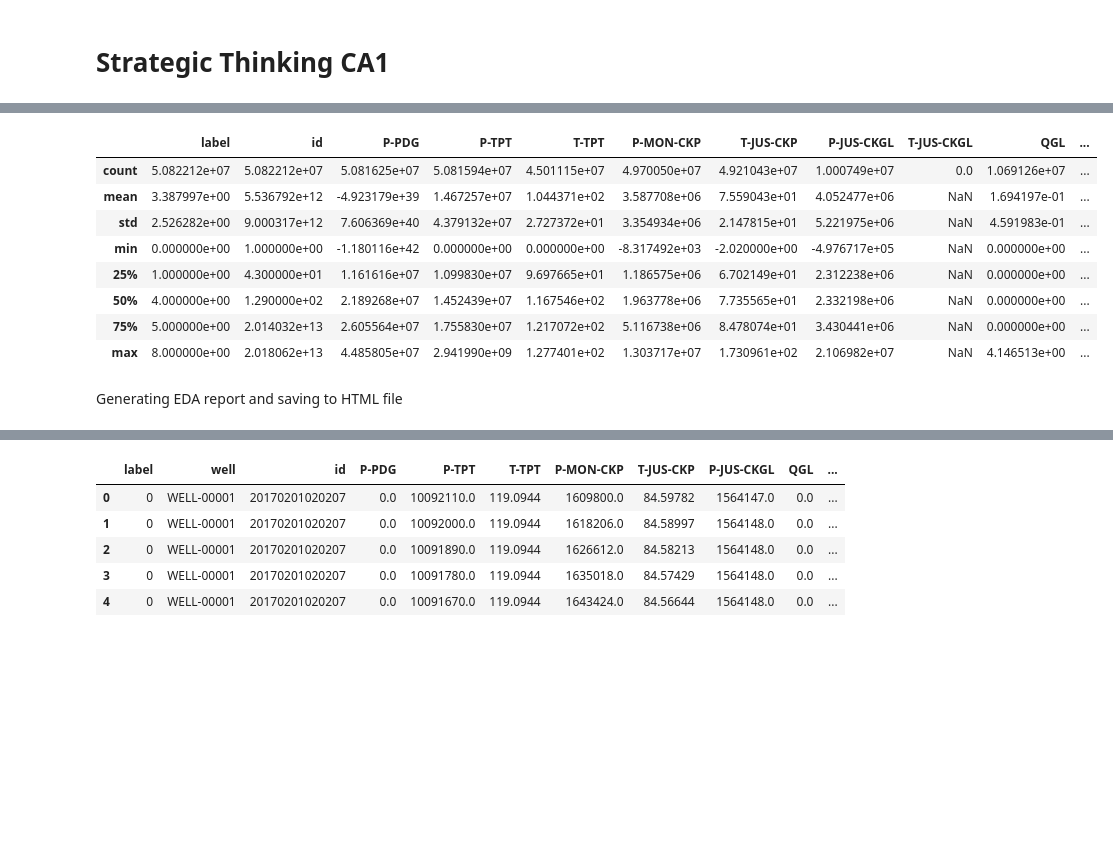
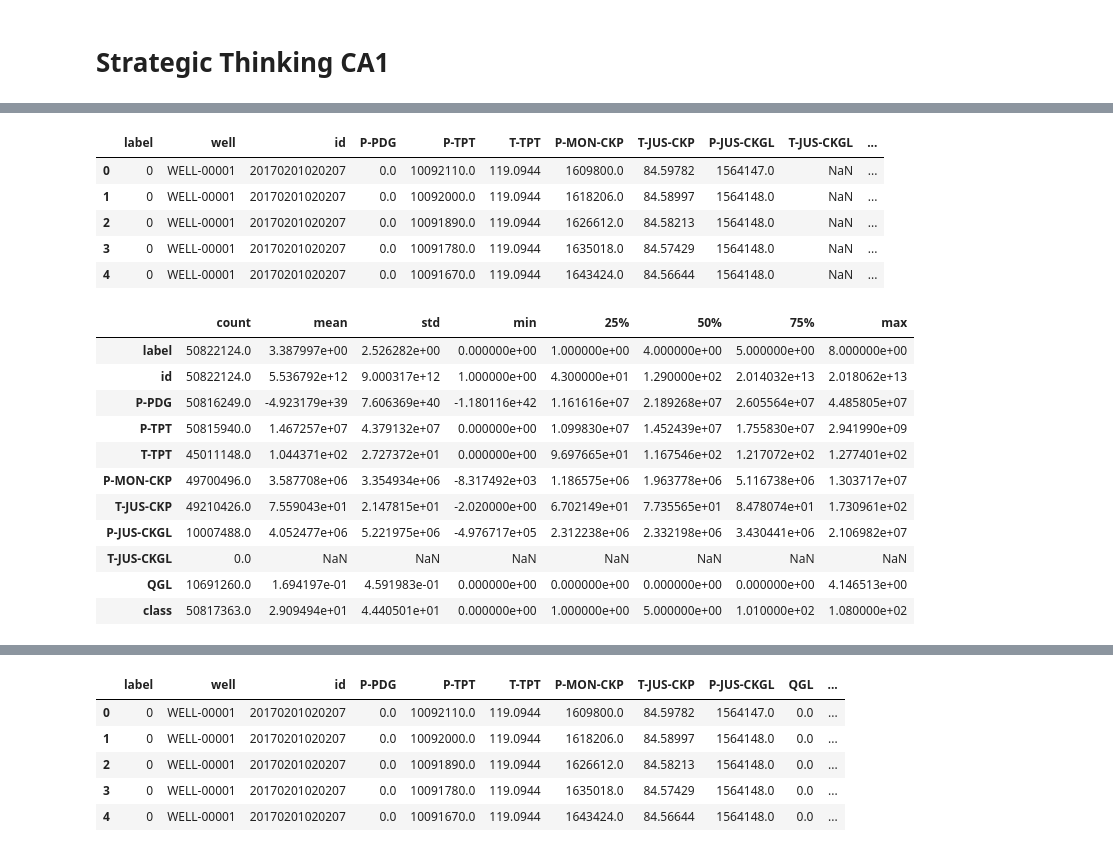
Before and after one commit to RealDyllon/3W-Petrobras, a Jupyter notebook: overviews/_baseline/Explore_dataset.ipynb, the cells around one changed output, grey strips where cells are left out. Cells and saved outputs as stored; diff of their text form; code cells hidden in the pictures; blank space fills up the shorter version.

```diff
--- a/overviews/_baseline/Explore_dataset.ipynb
+++ b/overviews/_baseline/Explore_dataset.ipynb
@@ -47,14 +66,9 @@ memory usage: 4.5+ GB
 # %%
-df.describe()
+df.head()
 # %% [output]
-|  | label | id | P-PDG | P-TPT | T-TPT | P-MON-CKP | T-JUS-CKP | P-JUS-CKGL | T-JUS-CKGL | QGL | ... |
-| count | 5.082212e+07 | 5.082212e+07 | 5.081625e+07 | 5.081594e+07 | 4.501115e+07 | 4.970050e+07 | 4.921043e+07 | 1.000749e+07 | 0.0 | 1.069126e+07 | ... |
-| mean | 3.387997e+00 | 5.536792e+12 | -4.923179e+39 | 1.467257e+07 | 1.044371e+02 | 3.587708e+06 | 7.559043e+01 | 4.052477e+06 | NaN | 1.694197e-01 | ... |
-| std | 2.526282e+00 | 9.000317e+12 | 7.606369e+40 | 4.379132e+07 | 2.727372e+01 | 3.354934e+06 | 2.147815e+01 | 5.221975e+06 | NaN | 4.591983e-01 | ... |
-| min | 0.000000e+00 | 1.000000e+00 | -1.180116e+42 | 0.000000e+00 | 0.000000e+00 | -8.317492e+03 | -2.020000e+00 | -4.976717e+05 | NaN | 0.000000e+00 | ... |
-| 25% | 1.000000e+00 | 4.300000e+01 | 1.161616e+07 | 1.099830e+07 | 9.697665e+01 | 1.186575e+06 | 6.702149e+01 | 2.312238e+06 | NaN | 0.000000e+00 | ... |
-| 50% | 4.000000e+00 | 1.290000e+02 | 2.189268e+07 | 1.452439e+07 | 1.167546e+02 | 1.963778e+06 | 7.735565e+01 | 2.332198e+06 | NaN | 0.000000e+00 | ... |
-| 75% | 5.000000e+00 | 2.014032e+13 | 2.605564e+07 | 1.755830e+07 | 1.217072e+02 | 5.116738e+06 | 8.478074e+01 | 3.430441e+06 | NaN | 0.000000e+00 | ... |
-| max | 8.000000e+00 | 2.018062e+13 | 4.485805e+07 | 2.941990e+09 | 1.277401e+02 | 1.303717e+07 | 1.730961e+02 | 2.106982e+07 | NaN | 4.146513e+00 | ... |
+|  | label | well | id | P-PDG | P-TPT | T-TPT | P-MON-CKP | T-JUS-CKP | P-JUS-CKGL | T-JUS-CKGL | ... |
+| 0 | 0 | WELL-00001 | 20170201020207 | 0.0 | 10092110.0 | 119.0944 | 1609800.0 | 84.59782 | 1564147.0 | NaN | ... |
+| 1 | 0 | WELL-00001 | 20170201020207 | 0.0 | 10092000.0 | 119.0944 | 1618206.0 | 84.58997 | 1564148.0 | NaN | ... |
+| 2 | 0 | WELL-00001 | 20170201020207 | 0.0 | 10091890.0 | 119.0944 | 1626612.0 | 84.58213 | 1564148.0 | NaN | ... |
+| 3 | 0 | WELL-00001 | 20170201020207 | 0.0 | 10091780.0 | 119.0944 | 1635018.0 | 84.57429 | 1564148.0 | NaN | ... |
+| 4 | 0 | WELL-00001 | 20170201020207 | 0.0 | 10091670.0 | 119.0944 | 1643424.0 | 84.56644 | 1564148.0 | NaN | ... |
-# %% [markdown]
-Generating EDA report and saving to HTML file
@@ -64,0 +75,15 @@ Generating EDA report and saving to HTML file
+# %%
+df.describe().T
+# %% [output]
+|  | count | mean | std | min | 25% | 50% | 75% | max |
+| label | 50822124.0 | 3.387997e+00 | 2.526282e+00 | 0.000000e+00 | 1.000000e+00 | 4.000000e+00 | 5.000000e+00 | 8.000000e+00 |
+| id | 50822124.0 | 5.536792e+12 | 9.000317e+12 | 1.000000e+00 | 4.300000e+01 | 1.290000e+02 | 2.014032e+13 | 2.018062e+13 |
+| P-PDG | 50816249.0 | -4.923179e+39 | 7.606369e+40 | -1.180116e+42 | 1.161616e+07 | 2.189268e+07 | 2.605564e+07 | 4.485805e+07 |
+| P-TPT | 50815940.0 | 1.467257e+07 | 4.379132e+07 | 0.000000e+00 | 1.099830e+07 | 1.452439e+07 | 1.755830e+07 | 2.941990e+09 |
+| T-TPT | 45011148.0 | 1.044371e+02 | 2.727372e+01 | 0.000000e+00 | 9.697665e+01 | 1.167546e+02 | 1.217072e+02 | 1.277401e+02 |
+| P-MON-CKP | 49700496.0 | 3.587708e+06 | 3.354934e+06 | -8.317492e+03 | 1.186575e+06 | 1.963778e+06 | 5.116738e+06 | 1.303717e+07 |
+| T-JUS-CKP | 49210426.0 | 7.559043e+01 | 2.147815e+01 | -2.020000e+00 | 6.702149e+01 | 7.735565e+01 | 8.478074e+01 | 1.730961e+02 |
+| P-JUS-CKGL | 10007488.0 | 4.052477e+06 | 5.221975e+06 | -4.976717e+05 | 2.312238e+06 | 2.332198e+06 | 3.430441e+06 | 2.106982e+07 |
+| T-JUS-CKGL | 0.0 | NaN | NaN | NaN | NaN | NaN | NaN | NaN |
+| QGL | 10691260.0 | 1.694197e-01 | 4.591983e-01 | 0.000000e+00 | 0.000000e+00 | 0.000000e+00 | 0.000000e+00 | 4.146513e+00 |
+| class | 50817363.0 | 2.909494e+01 | 4.440501e+01 | 0.000000e+00 | 1.000000e+00 | 5.000000e+00 | 1.010000e+02 | 1.080000e+02 |
```
Also changed, not shown: parts of 10 cells of this notebook.
